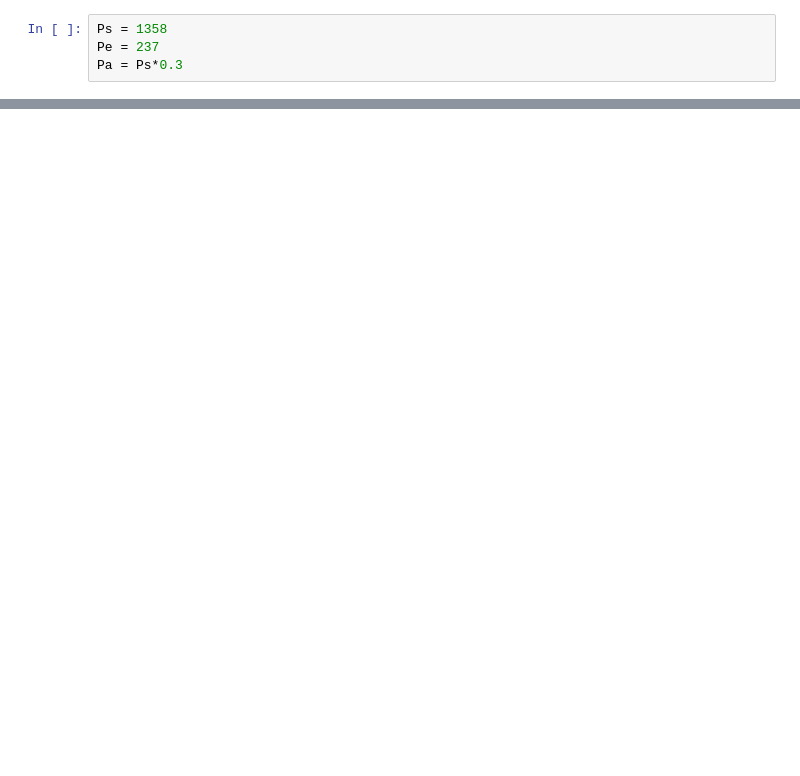
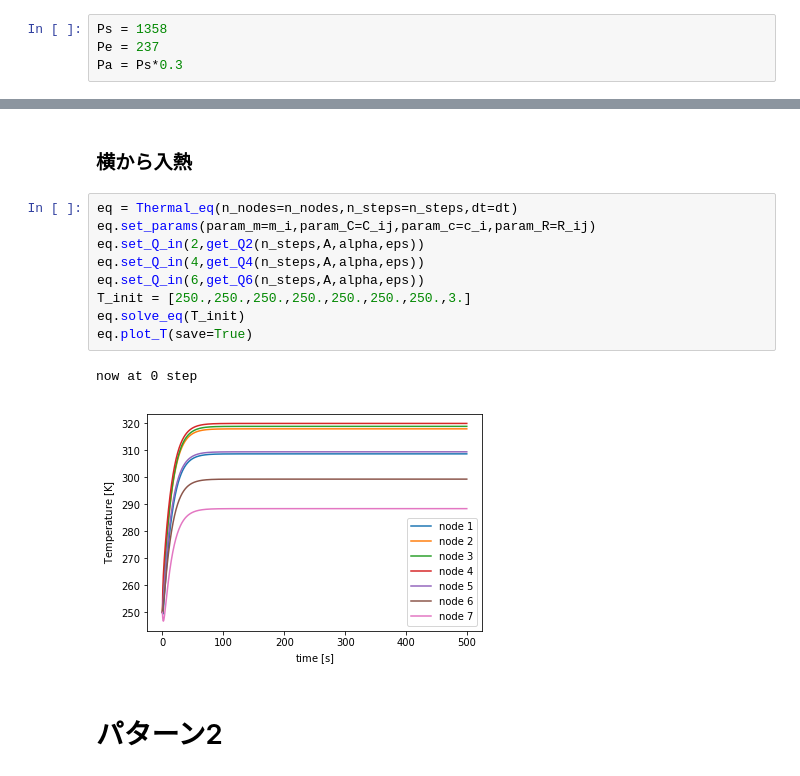
Before and after one commit to kminoda/seed_bank_in_space, a Jupyter notebook: src/thermal_simu_cylinder.ipynb, the cells around one changed output, grey strips where cells are left out. Cells and saved outputs as stored; diff of their text form; blank space fills up the shorter version.

```diff
--- a/src/thermal_simu_cylinder.ipynb
+++ b/src/thermal_simu_cylinder.ipynb
@@ -126,3 +220,19 @@ def get_F_16(x,y):
+# %% [markdown]
+### 横から入熱
+# %%
+eq = Thermal_eq(n_nodes=n_nodes,n_steps=n_steps,dt=dt)
+eq.set_params(param_m=m_i,param_C=C_ij,param_c=c_i,param_R=R_ij)
+eq.set_Q_in(2,get_Q2(n_steps,A,alpha,eps))
+eq.set_Q_in(4,get_Q4(n_steps,A,alpha,eps))
+eq.set_Q_in(6,get_Q6(n_steps,A,alpha,eps))
+T_init = [250.,250.,250.,250.,250.,250.,250.,3.]
+eq.solve_eq(T_init)
+eq.plot_T(save=True)
+# %% [output]
+now at 0 step
+[figure, added]
+# %% [markdown]
+# パターン2
 # %%
 ### 基本定数 ###
 G = 6.67e-11
```
Also changed, not shown: parts of 29 cells of this notebook, 8 other files.
